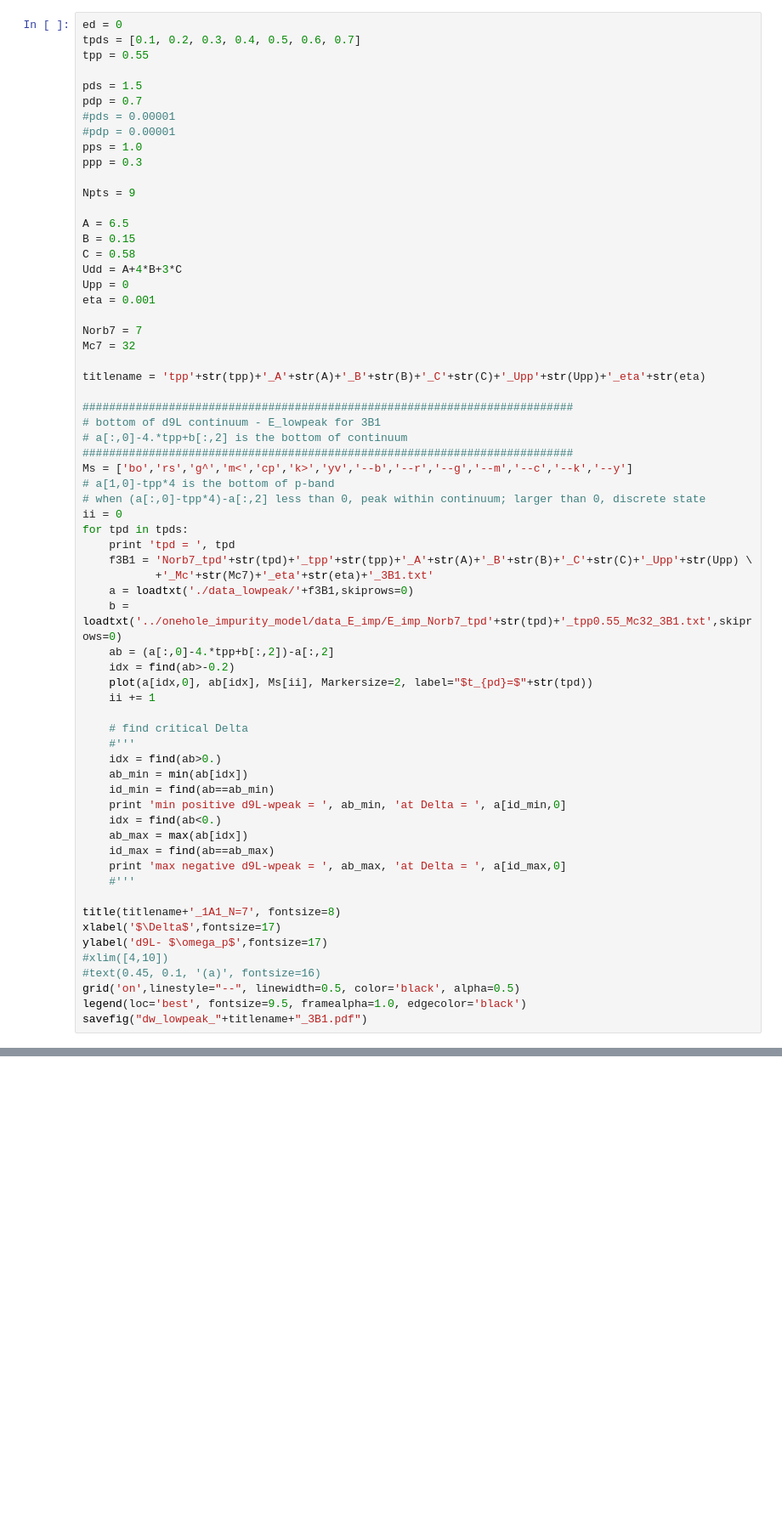
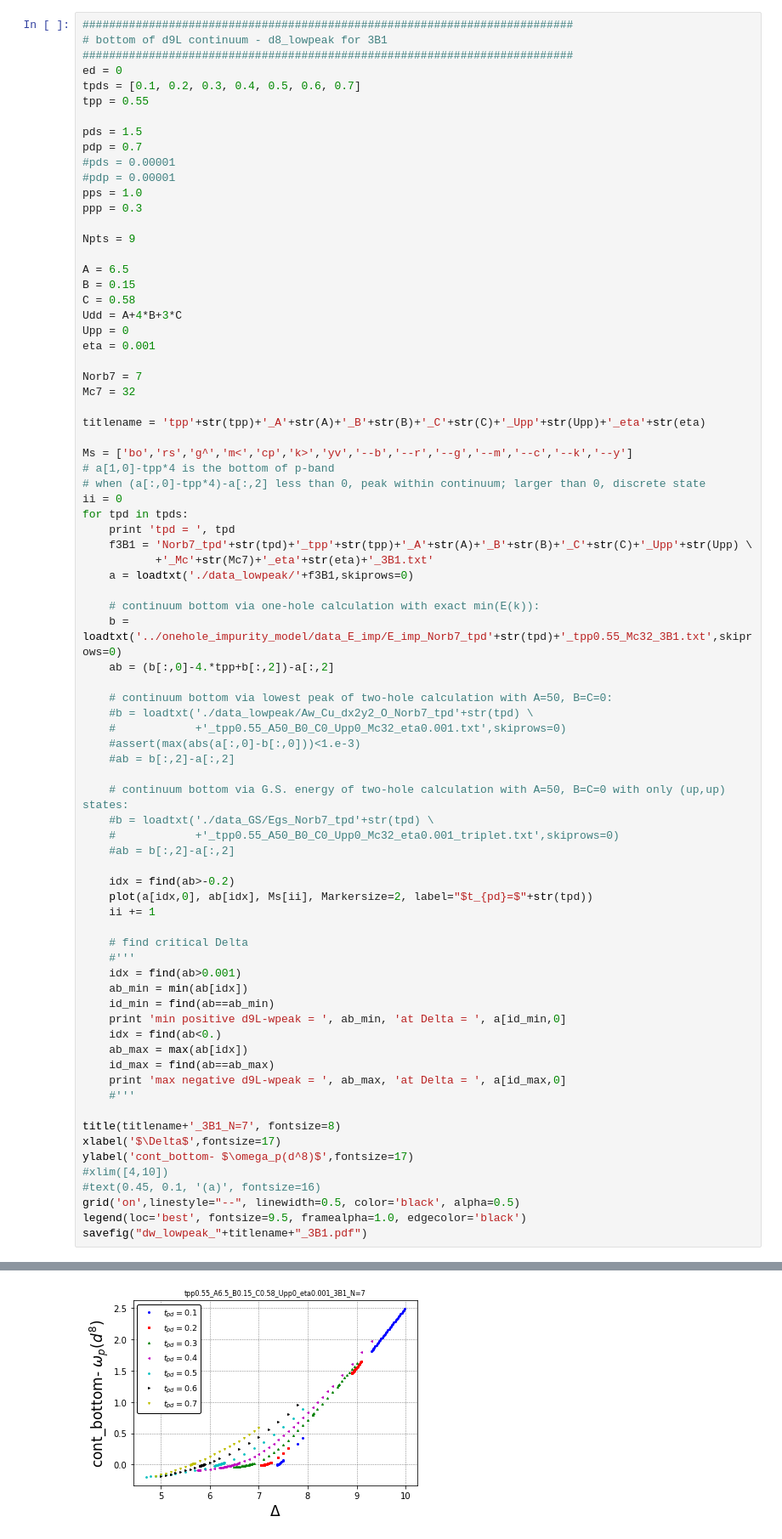
Before and after one commit to jiangmi/Two_hole_spectra, a Jupyter notebook: twohole_impurity_model/1A1_3B1_GS_phase_boundary.ipynb, the cells around one changed output, grey strips where cells are left out. Shown at 85% size. Drawn from its saved outputs; the diff is of its cells as text; blank space fills up the shorter version.

```diff
--- a/twohole_impurity_model/1A1_3B1_GS_phase_boundary.ipynb
+++ b/twohole_impurity_model/1A1_3B1_GS_phase_boundary.ipynb
@@ -198,4 +352,7 @@ ValueError: operands could not be broadcast together with shapes (4,) (112,)
 # %%
+##########################################################################
+# bottom of d9L continuum - d8_lowpeak for 3B1
+##########################################################################
 ed = 0
 tpds = [0.1, 0.2, 0.3, 0.4, 0.5, 0.6, 0.7]
 tpp = 0.55
@@ -221,10 +378,6 @@ Mc7 = 32
 
 titlename = 'tpp'+str(tpp)+'_A'+str(A)+'_B'+str(B)+'_C'+str(C)+'_Upp'+str(Upp)+'_eta'+str(eta)
 
-##########################################################################
-# bottom of d9L continuum - E_lowpeak for 3B1
-# a[:,0]-4.*tpp+b[:,2] is the bottom of continuum
-##########################################################################
 Ms = ['bo','rs','g^','m<','cp','k>','yv','--b','--r','--g','--m','--c','--k','--y']
 # a[1,0]-tpp*4 is the bottom of p-band
 # when (a[:,0]-tpp*4)-a[:,2] less than 0, peak within continuum; larger than 0, discrete state
@@ -234,15 +387,29 @@ for tpd in tpds:
     f3B1 = 'Norb7_tpd'+str(tpd)+'_tpp'+str(tpp)+'_A'+str(A)+'_B'+str(B)+'_C'+str(C)+'_Upp'+str(Upp) \
            +'_Mc'+str(Mc7)+'_eta'+str(eta)+'_3B1.txt'
     a = loadtxt('./data_lowpeak/'+f3B1,skiprows=0)
+
+    # continuum bottom via one-hole calculation with exact min(E(k)):
     b = loadtxt('../onehole_impurity_model/data_E_imp/E_imp_Norb7_tpd'+str(tpd)+'_tpp0.55_Mc32_3B1.txt',skiprows=0)
-    ab = (a[:,0]-4.*tpp+b[:,2])-a[:,2]
+    ab = (b[:,0]-4.*tpp+b[:,2])-a[:,2]
+
+    # continuum bottom via lowest peak of two-hole calculation with A=50, B=C=0:
+    #b = loadtxt('./data_lowpeak/Aw_Cu_dx2y2_O_Norb7_tpd'+str(tpd) \
+    #            +'_tpp0.55_A50_B0_C0_Upp0_Mc32_eta0.001.txt',skiprows=0)
+    #assert(max(abs(a[:,0]-b[:,0]))<1.e-3)
+    #ab = b[:,2]-a[:,2]
+
+    # continuum bottom via G.S. energy of two-hole calculation with A=50, B=C=0 with only (up,up) states:
+    #b = loadtxt('./data_GS/Egs_Norb7_tpd'+str(tpd) \
+    #            +'_tpp0.55_A50_B0_C0_Upp0_Mc32_eta0.001_triplet.txt',skiprows=0)
+    #ab = b[:,2]-a[:,2]
+
     idx = find(ab>-0.2)
     plot(a[idx,0], ab[idx], Ms[ii], Markersize=2, label="$t_{pd}=$"+str(tpd))
     ii += 1
 
     # find critical Delta
     #'''
-    idx = find(ab>0.)
+    idx = find(ab>0.001)
     ab_min = min(ab[idx])
     id_min = find(ab==ab_min)
     print 'min positive d9L-wpeak = ', ab_min, 'at Delta = ', a[id_min,0]
@@ -252,11 +419,12 @@ for tpd in tpds:
     print 'max negative d9L-wpeak = ', ab_max, 'at Delta = ', a[id_max,0]
     #'''
 
-title(titlename+'_1A1_N=7', fontsize=8)
+title(titlename+'_3B1_N=7', fontsize=8)
 xlabel('$\Delta$',fontsize=17)
-ylabel('d9L- $\omega_p$',fontsize=17)
+ylabel('cont_bottom- $\omega_p(d^8)$',fontsize=17)
 #xlim([4,10])
 #text(0.45, 0.1, '(a)', fontsize=16)
 grid('on',linestyle="--", linewidth=0.5, color='black', alpha=0.5)
 legend(loc='best', fontsize=9.5, framealpha=1.0, edgecolor='black')
 savefig("dw_lowpeak_"+titlename+"_3B1.pdf")
+# %% [output]
@@ -263,3 +448,4 @@ savefig("dw_lowpeak_"+titlename+"_3B1.pdf")
+[figure, added]
 # %%
 ##########################################################################
 # weight of lowest peak
```
Also changed, not shown: parts of 8 cells of this notebook, 11 other files.
